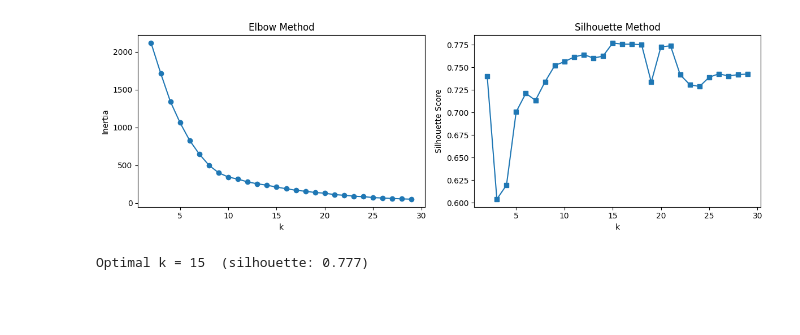
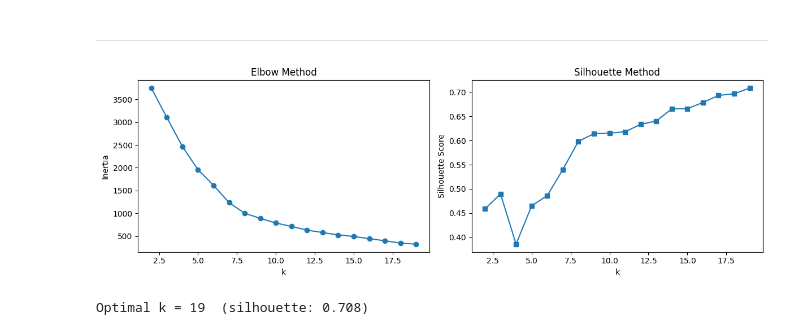
Before and after one commit to menkobalazs/power-systems-analysis, a Jupyter notebook: 09_mixed_sensitivity_test_result.ipynb, the cells around one changed output. Drawn from its saved outputs; the diff is of its cells as text; code cells hidden in the pictures; blank space fills up the shorter version.

```diff
--- a/09_mixed_sensitivity_test_result.ipynb
+++ b/09_mixed_sensitivity_test_result.ipynb
@@ -18,7 +23,7 @@ import pypsa
 import logging
 logging.getLogger('pypsa').setLevel(logging.ERROR)
 # %%
-data_path = "data/sensitivity_test/mixed/multi-cost-capital_environment_operation_reliability_risk/"
+qmc_type = 'lhs'
+data_path = f"data/sensitivity_test/mixed_w_cboundaries_{qmc_type}/"
 fig_path = "figures/09_mixed_sensitivity_test/"
-#cost_boundaries = load_json_file("data/sensitivity_test/cost_boundaries.json")
-baseline = pypsa.Network('data/sensitivity_test/mixed/baseline_1.nc')
+baseline = pypsa.Network(data_path+'baseline_1.nc')
@@ -31,0 +35,11 @@ for name, d, arr in results: # type: ignore ### ignore VSCode warning
+# %%
+with ProcessPoolExecutor() as executor:
+    results = executor.map(load_nws_and_jsons, [f for f in Path(data_path).iterdir() if f.is_dir()])
+data, p_nom_opt_vals = {}, []
+for res in filter(None, results):
+    folder_name, metadata_dict, pNomOptArr = res # type: ignore ## Ignore VSCode warning
+    data[folder_name] = metadata_dict
+    p_nom_opt_vals.append(abs(pNomOptArr))
+p_nom_opt_vals_standardized = [(p - mean_baseline_p_nom) / std_baseline_p_nom  for p in p_nom_opt_vals]
+
+len(p_nom_opt_vals)
@@ -32,26 +81,28 @@ for name, d, arr in results: # type: ignore ### ignore VSCode warning
+# %% [markdown]
+---
 # %%
 scaler = StandardScaler()
-X_scaled = scaler.fit_transform(np.array(data_list))
+X_scaled = scaler.fit_transform(np.array(p_nom_opt_vals))
 
 inertias, sil_scores = [], []
-K_range = range(2, min(30, len(X_scaled)))
+K_range = range(2, min(20, len(X_scaled)))
 for k in K_range:
     km = KMeans(n_clusters=k, random_state=42, n_init=10)
     labels = km.fit_predict(X_scaled)
     inertias.append(km.inertia_)
     sil_scores.append(silhouette_score(X_scaled, labels))
 
 fig, (ax1, ax2) = plt.subplots(1, 2, figsize=(12, 4))
 ax1.plot(K_range, inertias, 'o-')
 ax1.set(xlabel='k', ylabel='Inertia', title='Elbow Method')
 ax2.plot(K_range, sil_scores, 's-')
 ax2.set(xlabel='k', ylabel='Silhouette Score', title='Silhouette Method')
 plt.tight_layout()
 #plt.savefig(fig_path + 'clustering_elbow_silhouette.png')
 plt.show()
 
 optimal_k = K_range[sil_scores.index(max(sil_scores))]
 print(f"Optimal k = {optimal_k}  (silhouette: {max(sil_scores):.3f})")
 # %% [output]
-[figure, old version]
+[figure, new version]
-Optimal k = 15  (silhouette: 0.777)
+Optimal k = 19  (silhouette: 0.708)
```
Also changed, not shown: parts of 14 cells of this notebook.
